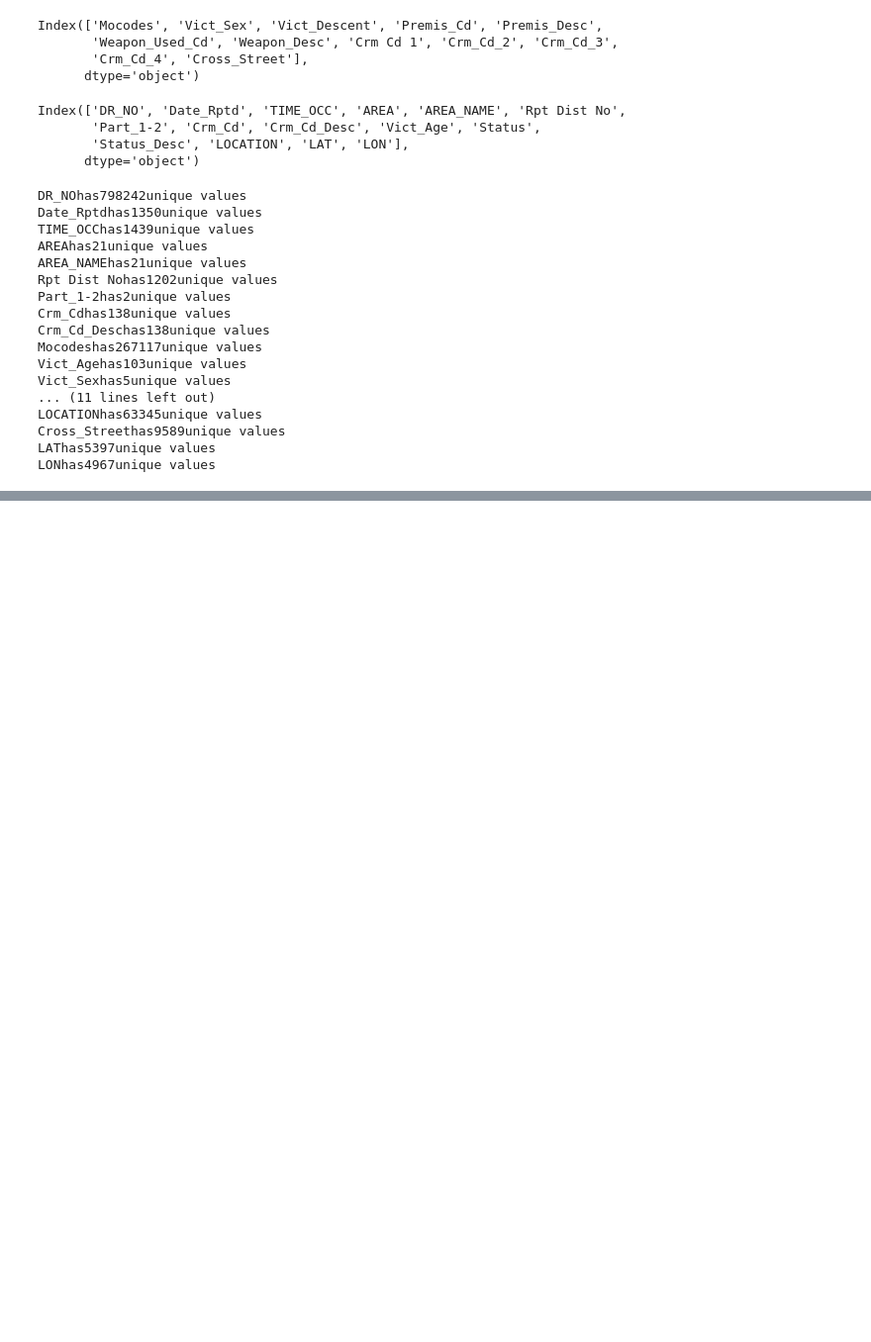
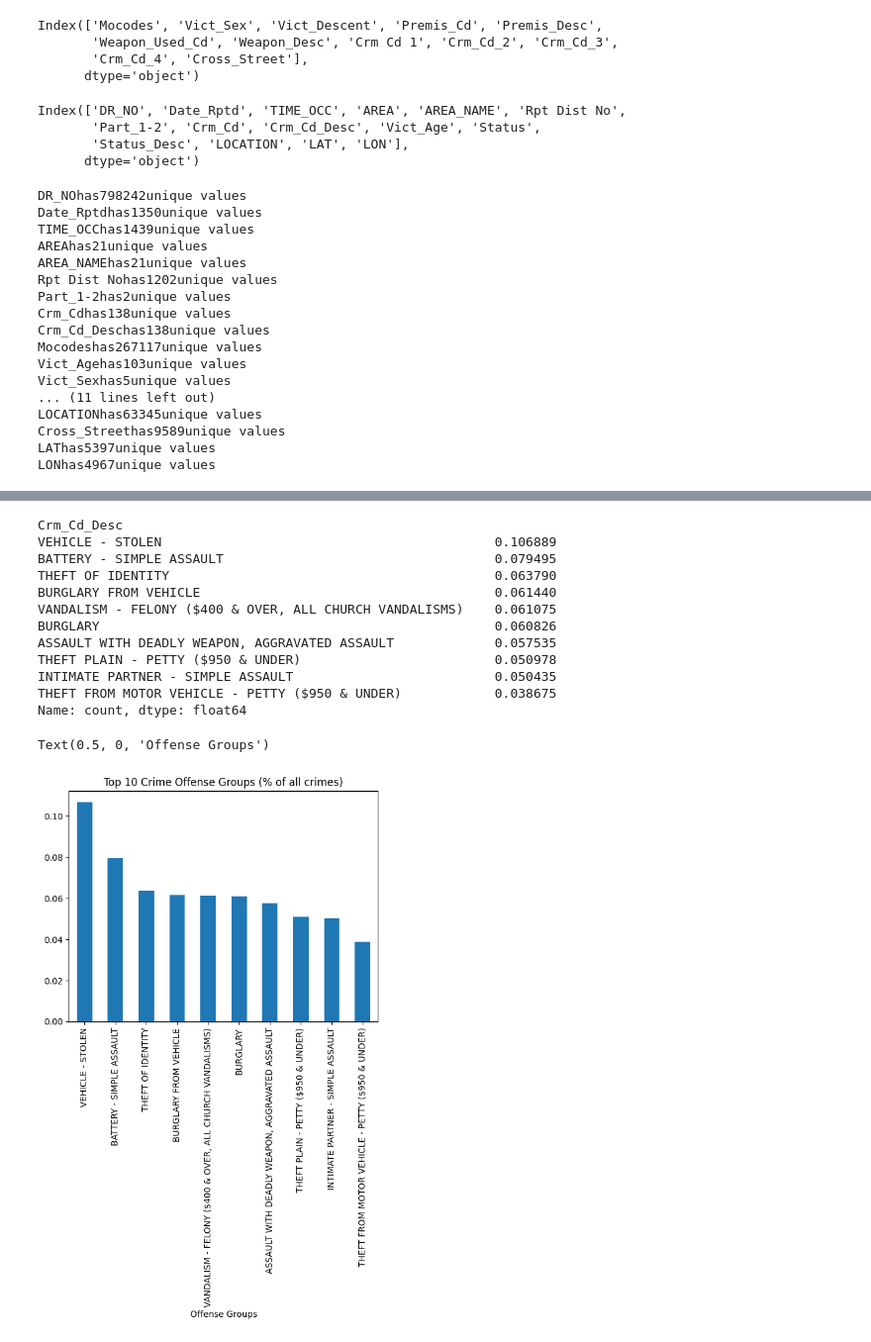
Before and after one commit to acorvin/la-crime-stats, a Jupyter notebook: la-crime-stats.ipynb, the cells around one changed output, grey strips where cells are left out. Shown at 99% size. Drawn from its saved outputs; the diff is of its cells as text; code cells hidden in the pictures; blank space fills up the shorter version.

```diff
--- a/la-crime-stats.ipynb
+++ b/la-crime-stats.ipynb
@@ -163,0 +183,24 @@ LONhas4967unique values
+# %%
+offense_group_vals = crime.Crm_Cd_Desc.value_counts()[:10]
+
+display(offense_group_vals/crime.shape[0])
+
+# Create a bar chart for the top 10 offense groups
+(offense_group_vals/crime.shape[0]).plot(kind='bar');
+plt.title('Top 10 Crime Offense Groups (% of all crimes)');
+plt.xlabel('Offense Groups')
+# %% [output]
+Crm_Cd_Desc
+VEHICLE - STOLEN                                           0.106889
+BATTERY - SIMPLE ASSAULT                                   0.079495
+THEFT OF IDENTITY                                          0.063790
+BURGLARY FROM VEHICLE                                      0.061440
+VANDALISM - FELONY ($400 & OVER, ALL CHURCH VANDALISMS)    0.061075
+BURGLARY                                                   0.060826
+ASSAULT WITH DEADLY WEAPON, AGGRAVATED ASSAULT             0.057535
+THEFT PLAIN - PETTY ($950 & UNDER)                         0.050978
+INTIMATE PARTNER - SIMPLE ASSAULT                          0.050435
+THEFT FROM MOTOR VEHICLE - PETTY ($950 & UNDER)            0.038675
+Name: count, dtype: float64
+Text(0.5, 0, 'Offense Groups')
+[figure, added]
```
Also changed, not shown: parts of 4 cells of this notebook.
